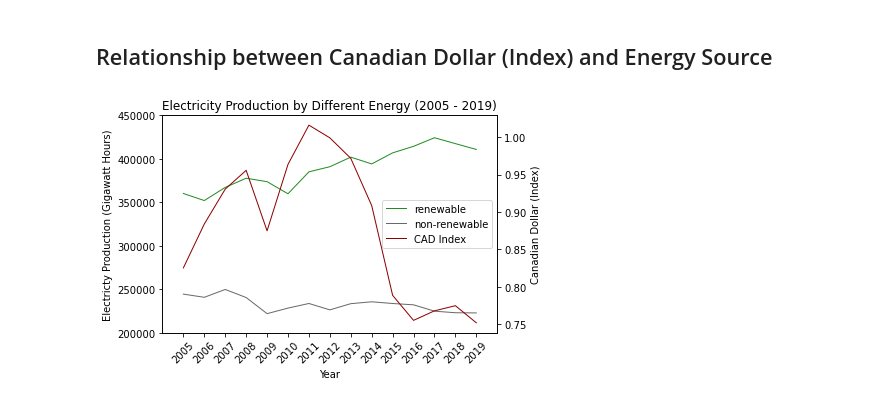
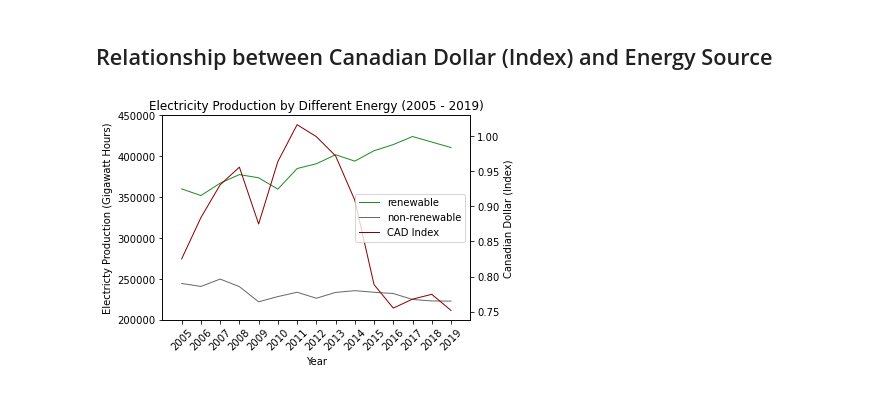
Before and after one commit to kk-deng/CanadaEnergyIE, a Jupyter notebook: Part 4 - Plotting.ipynb, the cells around one changed output. Cells and saved outputs as stored; diff of their text form; code cells hidden in the pictures.

```diff
--- a/Part 4 - Plotting.ipynb
+++ b/Part 4 - Plotting.ipynb
@@ -484,24 +507,25 @@ plt.savefig("Plots\Question 5 - Time vs. Oil and Renewable (with Regression) for
 # %%
 ## Use subplots to create energy production line graph and currency line graph in one figure with two y-axis
 fig, ax1 = plt.subplots()
 
 fig1, = ax1.plot(canada_complete_data["Year"], canada_complete_data["Total renewable energy generation"]/1000,
                 color = "forestgreen", linewidth = 1, label = "a")
 fig2, = ax1.plot(canada_complete_data["Year"], canada_complete_data["Total thermal generation"]/1000, color = "dimgrey",
                 linewidth = 1, label = "b")
 plt.xticks(canada_complete_data["Year"], canada_complete_data["Year"], rotation = 45)
 plt.xlim(2004,2020)
 plt.ylim(200000, 450000)
 plt.xlabel("Year")
 plt.ylabel("Electricty Production (Gigawatt Hours)")
 plt.title("Electricity Production by Different Energy (2005 - 2019)")
 
 ax2 = ax1.twinx()
 fig3, = ax2.plot(canada_complete_data["Year"], canada_complete_data["Candian Dollar Index"], color = "darkred",
                        linewidth = 1, label = "dfad")
 
 ax2.set_ylabel("Canadian Dollar (Index)")
 plt.legend([fig1,fig2,fig3], ["renewable", "non-renewable", "CAD Index"], loc = "right")
-plt.savefig("Plots\Question 6 - Sources vs. CAD Index.png")
+plt.tight_layout()
+plt.savefig("Plots\Question 6 - Sources vs. CAD Index.png", bbox_inches = "tight")
 # %% [output]
-[figure, old version]
+[figure, new version]
```
Also changed, not shown: parts of 5 cells of this notebook, 6 other files.
